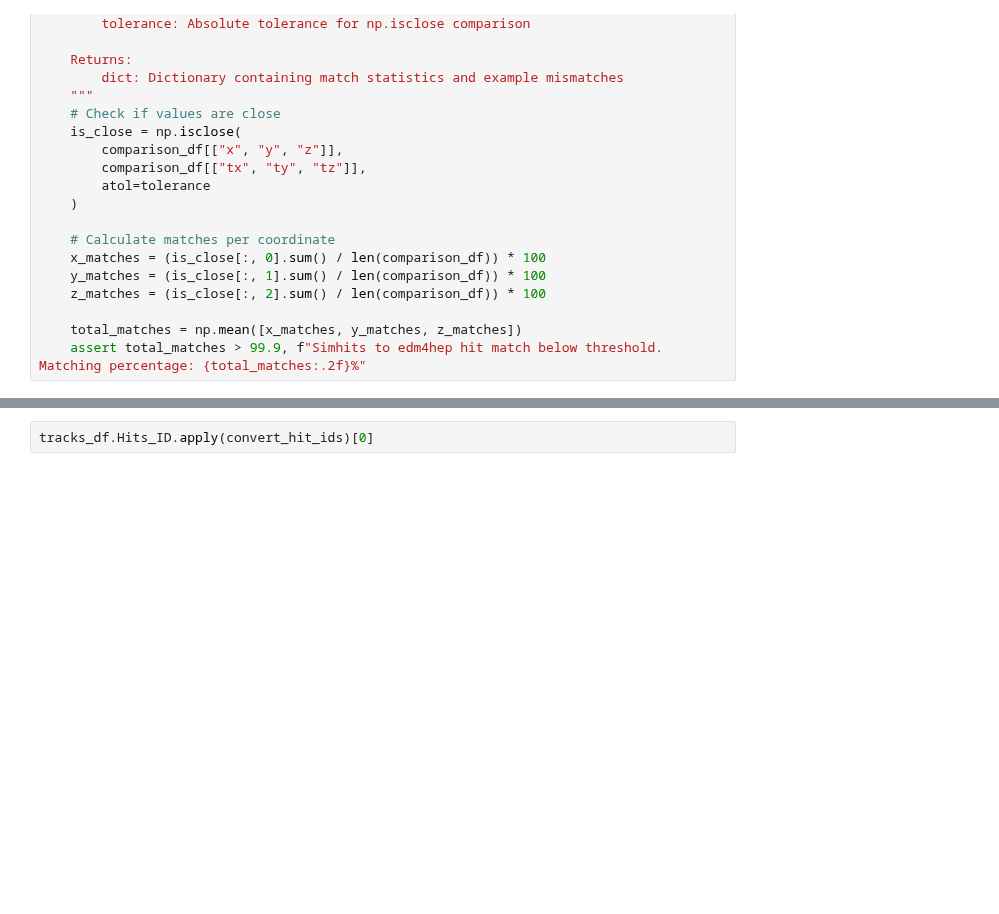
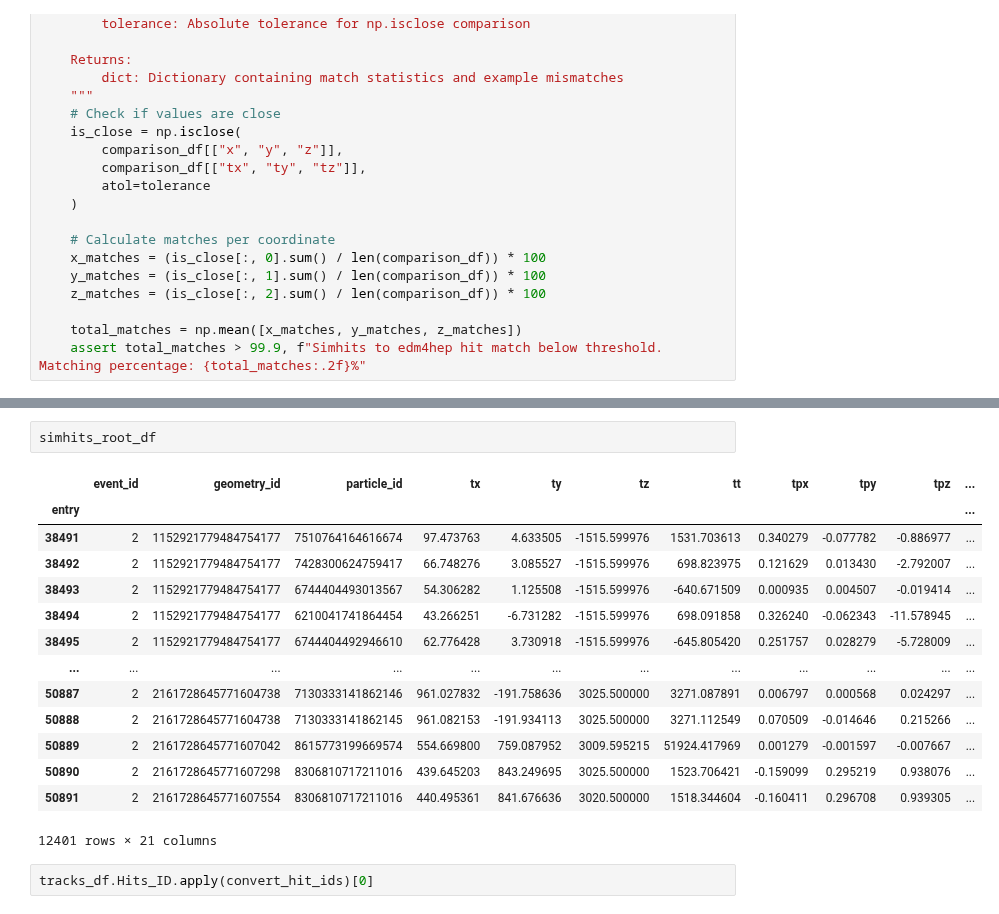
Before and after one commit to OpenDataDetector/ColliderML-Production, a Jupyter notebook: notebooks/infrastructure/7_DM_edm4hep_tracks_conversion.ipynb, the cells around one changed output, grey strips where cells are left out. Saved outputs shown, nothing was run; the diff lists cells and outputs as text; blank space fills up the shorter version.

```diff
--- a/notebooks/infrastructure/7_DM_edm4hep_tracks_conversion.ipynb
+++ b/notebooks/infrastructure/7_DM_edm4hep_tracks_conversion.ipynb
@@ -546,3 +530,20 @@ track_fitting_df
+# %%
+simhits_root_df
+# %% [output]
+|  | event_id | geometry_id | particle_id | tx | ty | tz | tt | tpx | tpy | tpz | ... |
+| entry |  |  |  |  |  |  |  |  |  |  | ... |
+| 38491 | 2 | 1152921779484754177 | 7510764164616674 | 97.473763 | 4.633505 | -1515.599976 | 1531.703613 | 0.340279 | -0.077782 | -0.886977 | ... |
+| 38492 | 2 | 1152921779484754177 | 7428300624759417 | 66.748276 | 3.085527 | -1515.599976 | 698.823975 | 0.121629 | 0.013430 | -2.792007 | ... |
+| 38493 | 2 | 1152921779484754177 | 6744404493013567 | 54.306282 | 1.125508 | -1515.599976 | -640.671509 | 0.000935 | 0.004507 | -0.019414 | ... |
+| 38494 | 2 | 1152921779484754177 | 6210041741864454 | 43.266251 | -6.731282 | -1515.599976 | 698.091858 | 0.326240 | -0.062343 | -11.578945 | ... |
+| 38495 | 2 | 1152921779484754177 | 6744404492946610 | 62.776428 | 3.730918 | -1515.599976 | -645.805420 | 0.251757 | 0.028279 | -5.728009 | ... |
+| ... | ... | ... | ... | ... | ... | ... | ... | ... | ... | ... | ... |
+| 50887 | 2 | 2161728645771604738 | 7130333141862146 | 961.027832 | -191.758636 | 3025.500000 | 3271.087891 | 0.006797 | 0.000568 | 0.024297 | ... |
+| 50888 | 2 | 2161728645771604738 | 7130333141862145 | 961.082153 | -191.934113 | 3025.500000 | 3271.112549 | 0.070509 | -0.014646 | 0.215266 | ... |
+| 50889 | 2 | 2161728645771607042 | 8615773199669574 | 554.669800 | 759.087952 | 3009.595215 | 51924.417969 | 0.001279 | -0.001597 | -0.007667 | ... |
+| 50890 | 2 | 2161728645771607298 | 8306810717211016 | 439.645203 | 843.249695 | 3025.500000 | 1523.706421 | -0.159099 | 0.295219 | 0.938076 | ... |
+| 50891 | 2 | 2161728645771607554 | 8306810717211016 | 440.495361 | 841.676636 | 3020.500000 | 1518.344604 | -0.160411 | 0.296708 | 0.939305 | ... |
+12401 rows × 21 columns
 # %%
 tracks_df.Hits_ID.apply(convert_hit_ids)[0]
 # %% [output]
```
Also changed, not shown: parts of 40 cells of this notebook, 7 other files.
